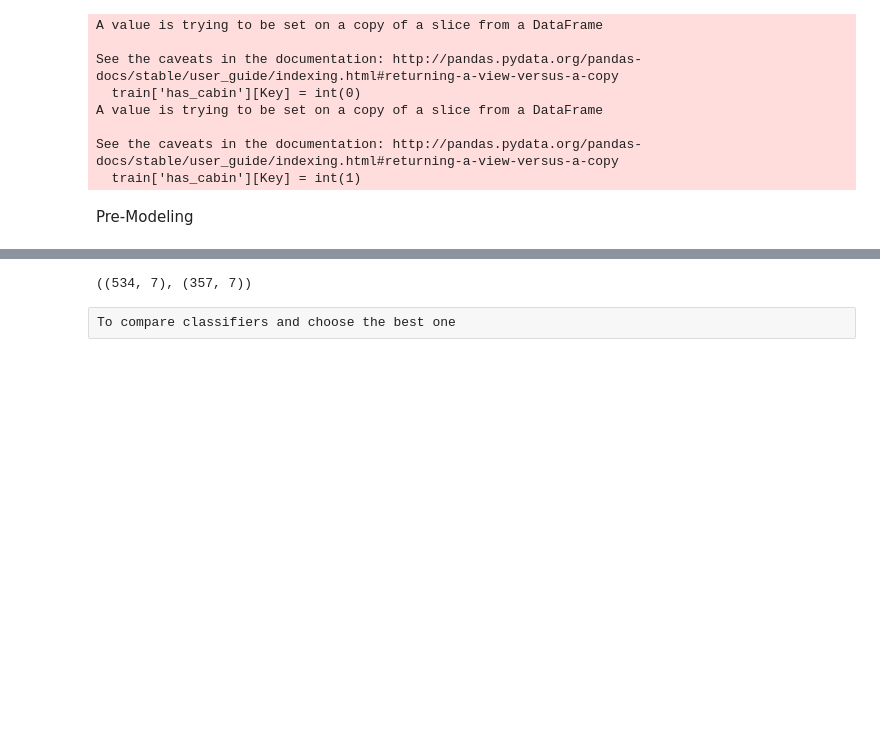
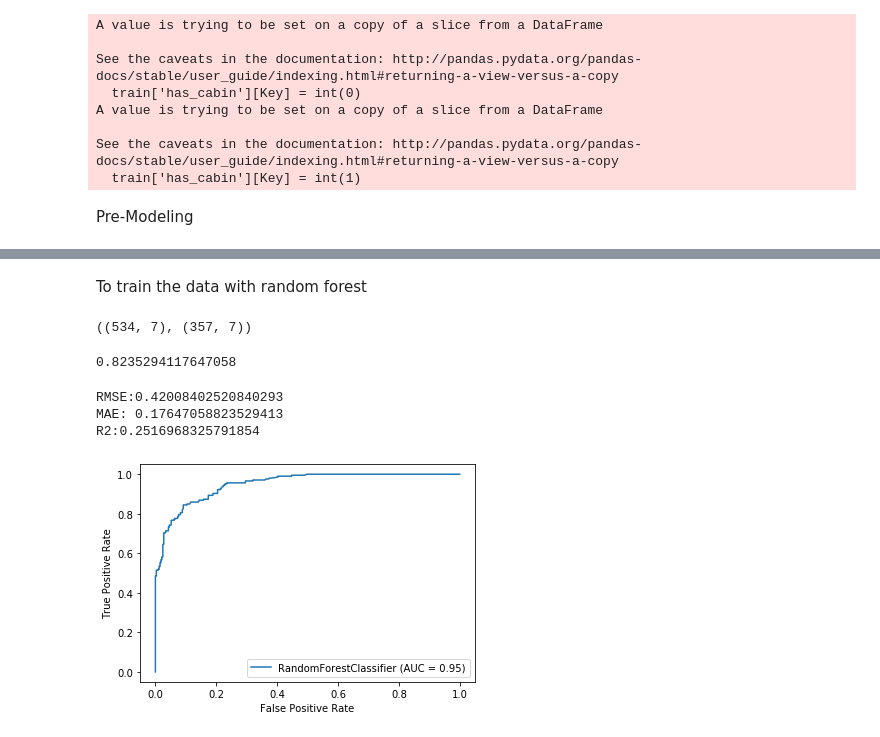
Before and after one commit to Ishu8282/Data-Analysis, a Jupyter notebook: Titanic/Untitled.ipynb, the cells around one changed output, grey strips where cells are left out. Saved outputs shown, nothing was run; the diff lists cells and outputs as text; code cells hidden in the pictures; blank space fills up the shorter version.

```diff
--- a/Titanic/Untitled.ipynb
+++ b/Titanic/Untitled.ipynb
@@ -307,7 +307,3 @@ def group_fare(fare):
         return 100
 
 train['Fare_limited'] = train['Fare'].apply(group_fare)
-train["Fare_log2"] = train["Fare_limited"].map(lambda i: np.log(i) if i > 0 else 0)
-
-g = sns.distplot(df["Fare_log2"], color="b", label="Skewness : %.2f"%(df["Fare_log2"].skew()))
-g = g.legend(loc="best")
@@ -374,7 +451,7 @@ test_X = test_df[['Sex','Age','Pclass','Fare_limited','alone','family','title']]
+# %% [markdown]
+To train the data with random forest
 # %%
 train_data,test_data,train_tar,test_tar=train_test_split(train_X,train_Y,test_size=0.4,random_state=0)
 train_data.shape,test_data.shape
 # %% [output]
 ((534, 7), (357, 7))
-# %% [raw]
-To compare classifiers and choose the best one
@@ -382,0 +458,23 @@ from sklearn.model_selection import StratifiedShuffleSplit
+# %%
+model = RandomForestClassifier(n_estimators=1000,min_samples_split=8, min_samples_leaf=4)
+model.fit(train_data, train_tar)
+predictions = model.predict(test_data)
+accuracy_score(test_tar, predictions)
+# %% [output]
+0.8235294117647058
+# %%
+from sklearn.metrics import plot_roc_curve, mean_absolute_error, r2_score, mean_squared_error
+
+rmse = np.sqrt(mean_squared_error(test_tar,predictions))
+print("RMSE:" +str(rmse))
+print("MAE: " + str(mean_absolute_error(test_tar,predictions)))
+print("R2:" + str(r2_score(test_tar,predictions)))
+# %% [output]
+RMSE:0.42008402520840293
+MAE: 0.17647058823529413
+R2:0.2516968325791854
+# %%
+svc_disp = plot_roc_curve(model, train_data, train_tar)
+plt.show()
+# %% [output]
+[figure, added]
```
Also changed, not shown: parts of 18 cells of this notebook.
